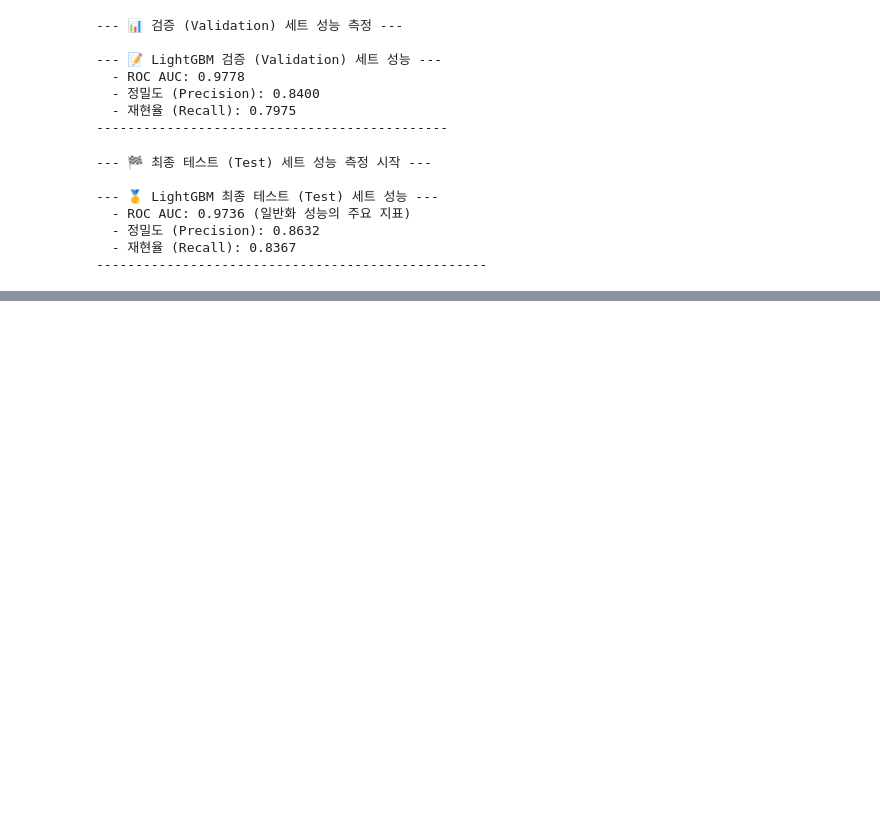
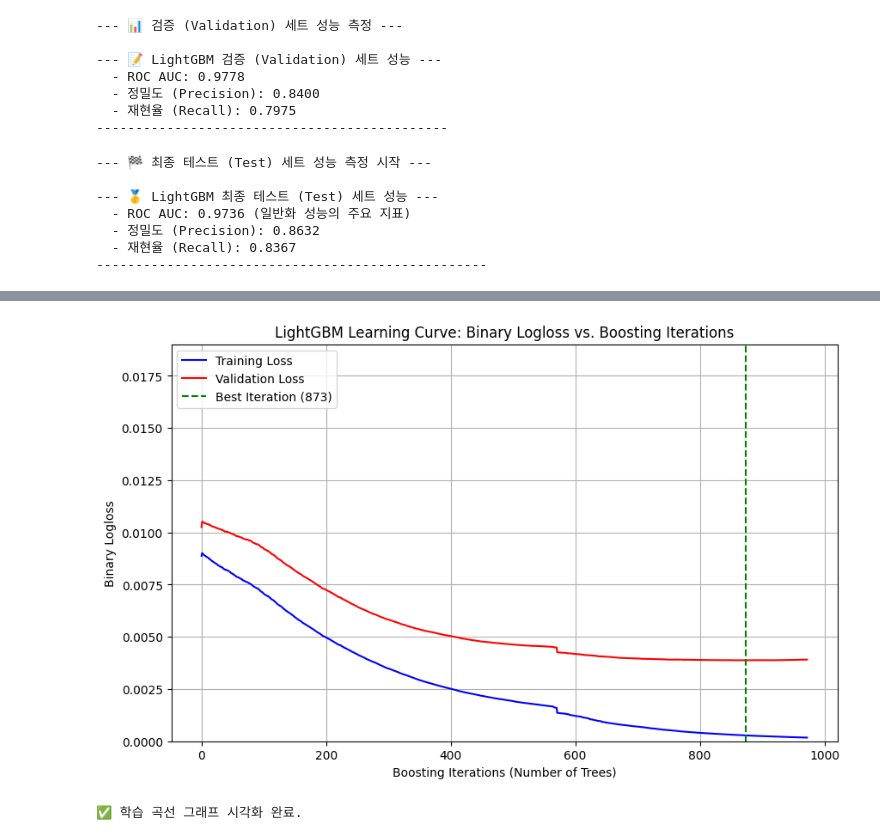
Before and after one commit to hongik-machine-learning/FinFraud-Detection, a Jupyter notebook: 신용카드_사기_탐지_모델(LightGBM).ipynb, the cells around one changed output, grey strips where cells are left out. Drawn from its saved outputs; the diff is of its cells as text; code cells hidden in the pictures; blank space fills up the shorter version.

```diff
--- a/신용카드_사기_탐지_모델(LightGBM).ipynb
+++ b/신용카드_사기_탐지_모델(LightGBM).ipynb
@@ -436,0 +485,14 @@ print("--------------------------------------------------")
+# %%
+import lightgbm as lgb
+evals_result = {}
+gbm_baseline = lgb.train(
+    params,
+    lgb_train,
+    num_boost_round = params['n_estimators'],
+    valid_sets=[lgb_train,lgb_val],
+    valid_names=['train','validation'],
+    callbacks=[
+        lgb.record_evaluation(evals_result),
+        lgb.early_stopping(100, verbose=False)]
+)
+print(f"✅ 베이스라인 모델 학습 완료. 최적의 트리 개수: {gbm_baseline.best_iteration}")
@@ -436,0 +508,34 @@ print("--------------------------------------------------")
+# %%
+import matplotlib.pyplot as plt
+# --- 그래프 시각화 ---
+metric_key = 'binary_logloss' # 사용자가 설정한 평가 지표 키
+
+# 로그 손실 값 추출
+train_loss = evals_result['train'][metric_key]
+validation_loss = evals_result['validation'][metric_key]
+iterations = range(len(train_loss))
+
+plt.figure(figsize=(10, 6))
+
+# 훈련 손실 곡선 (파란색)
+plt.plot(iterations, train_loss, label='Training Loss', color='blue')
+
+# 검증 손실 곡선 (빨간색)
+plt.plot(iterations, validation_loss, label='Validation Loss', color='red')
+
+# 조기 종료 지점 표시
+best_iter = gbm_baseline.best_iteration
+plt.axvline(best_iter, color='green', linestyle='--', label=f'Best Iteration ({best_iter})')
+
+plt.title('LightGBM Learning Curve: Binary Logloss vs. Boosting Iterations')
+plt.xlabel('Boosting Iterations (Number of Trees)')
+plt.ylabel('Binary Logloss')
+plt.legend()
+plt.grid(True)
+plt.ylim(0.0, max(train_loss) + 0.01) # y축 범위를 조정하여 낮은 값도 잘 보이도록 함
+plt.show()
+
+print("✅ 학습 곡선 그래프 시각화 완료.")
+# %% [output]
+[figure, added]
+✅ 학습 곡선 그래프 시각화 완료.
```
Also changed, not shown: parts of 20 cells of this notebook.
